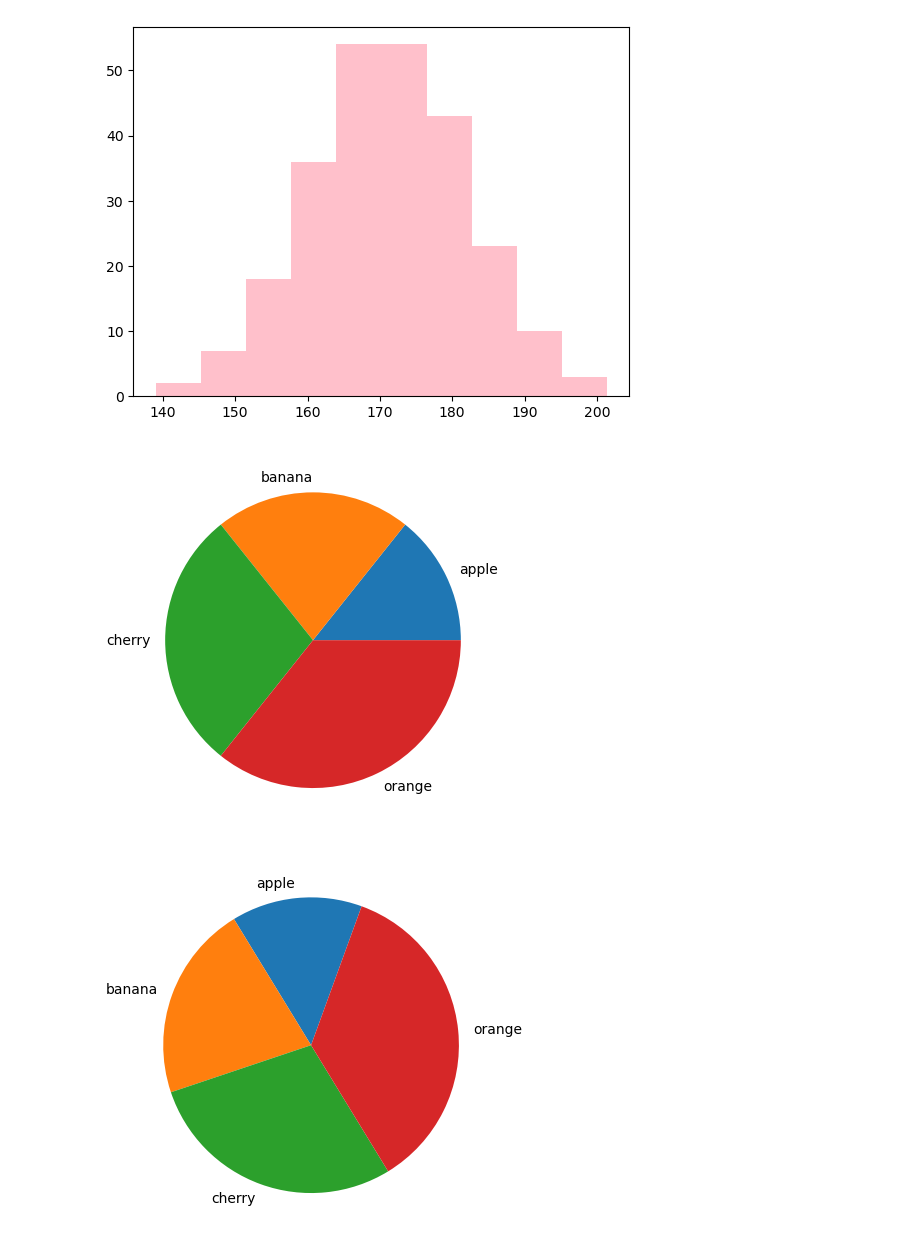
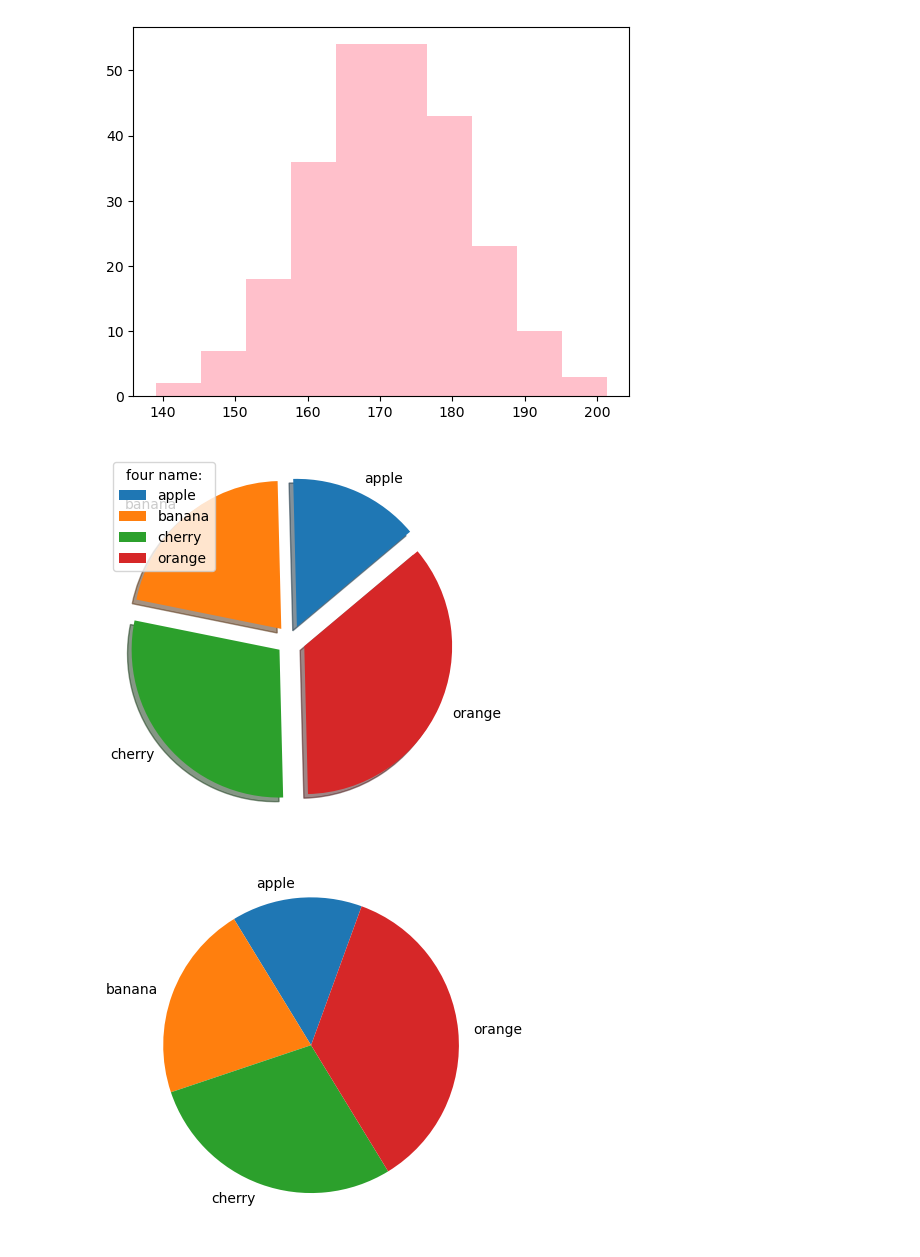
Before and after one commit to AnuRadhakrishnan-AV/datascience, a Jupyter notebook: plot.ipynb, the cells around one changed output. Saved outputs shown, nothing was run; the diff lists cells and outputs as text; code cells hidden in the pictures.

```diff
--- a/plot.ipynb
+++ b/plot.ipynb
@@ -102,11 +142,13 @@ plt.show()
 [figure]
 # %%
 y=np.array([20,30,40,50])
+name=['a','b','c','d']
 fruits=['apple','banana','cherry','orange']
-plt.pie(y,labels=fruits)
+plt.pie(y,labels=fruits,startangle=40,explode=[0.1,0.1,0.1,0.1],shadow=True)
+plt.legend(title="four name:")
 plt.show()
 # %% [output]
-[figure, old version]
+[figure, new version]
 # %%
 y=np.array([20,30,40,50])
 fruits=['apple','banana','cherry','orange']
```
Also changed, not shown: parts of 5 cells of this notebook, 45 other files.
